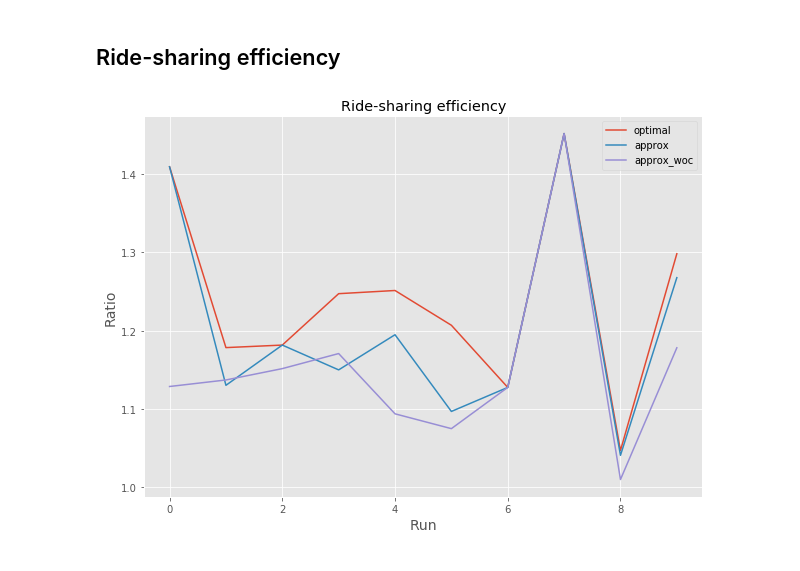
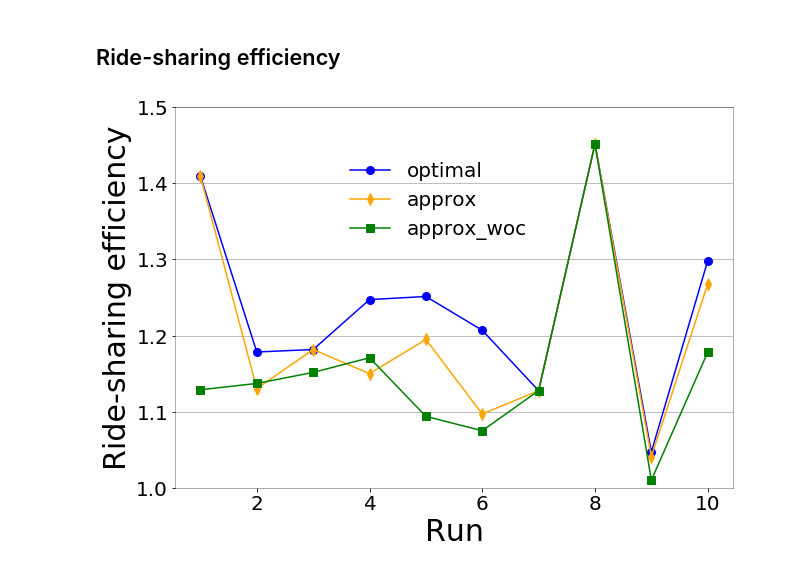
Before and after one commit to hsgser/ABRSWC, a Jupyter notebook: Evaluate_methods.ipynb, the cells around one changed output. Cells and saved outputs as stored; diff of their text form; code cells hidden in the pictures.

```diff
--- a/Evaluate_methods.ipynb
+++ b/Evaluate_methods.ipynb
@@ -215,15 +202,12 @@ plt.show()
 # %% [markdown]
 ## Ride-sharing efficiency
-# %%
-plt.figure(figsize=(10, 7))
-plt.plot(df_cost['optimal_gain'], label='optimal')
-plt.plot(df_cost['approx_gain'], label='approx')
-plt.plot(df_cost['approx_woc_gain'], label='approx_woc')
-plt.xlabel('Run', fontsize=14)
-plt.ylabel('Ratio', fontsize=14)
-plt.title('Ride-sharing efficiency')
-plt.legend()
-plt.savefig(os.path.join(fig_dir, f'{exp_name}_rs_efficiency.png'))
-plt.show()
-# %% [output]
-[figure, removed]
+# %%
+plot_rs_efficiency(
+    df_cost,
+    sizes,
+    exp_name,
+    ylim=(1.,1.5),
+    plot_optimal=True
+)
+# %% [output]
+[figure, added]
```
Also changed, not shown: parts of 9 cells of this notebook, 5 other files.
